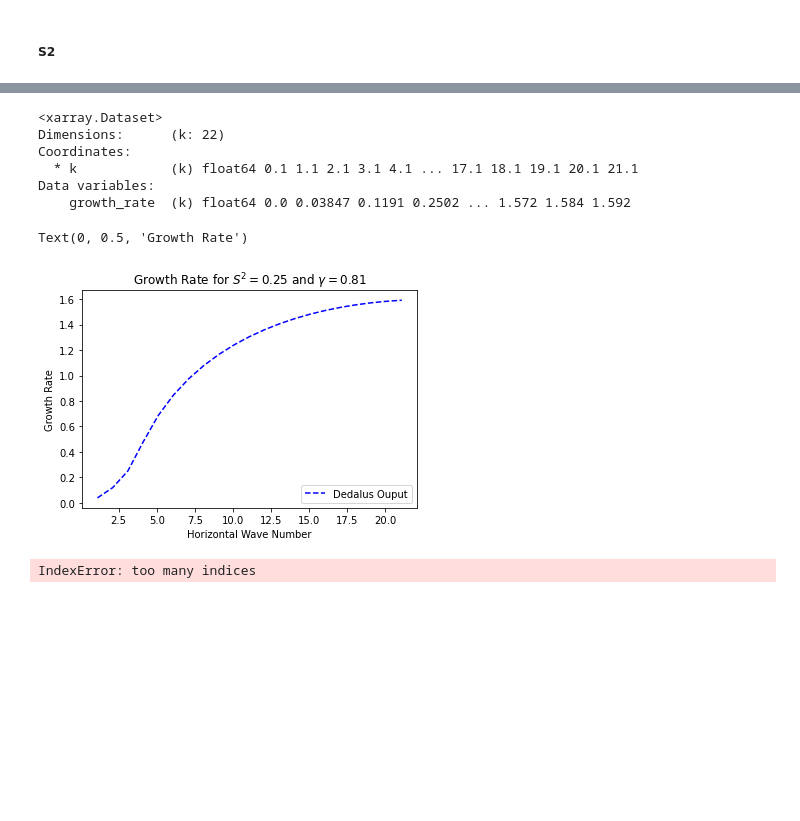
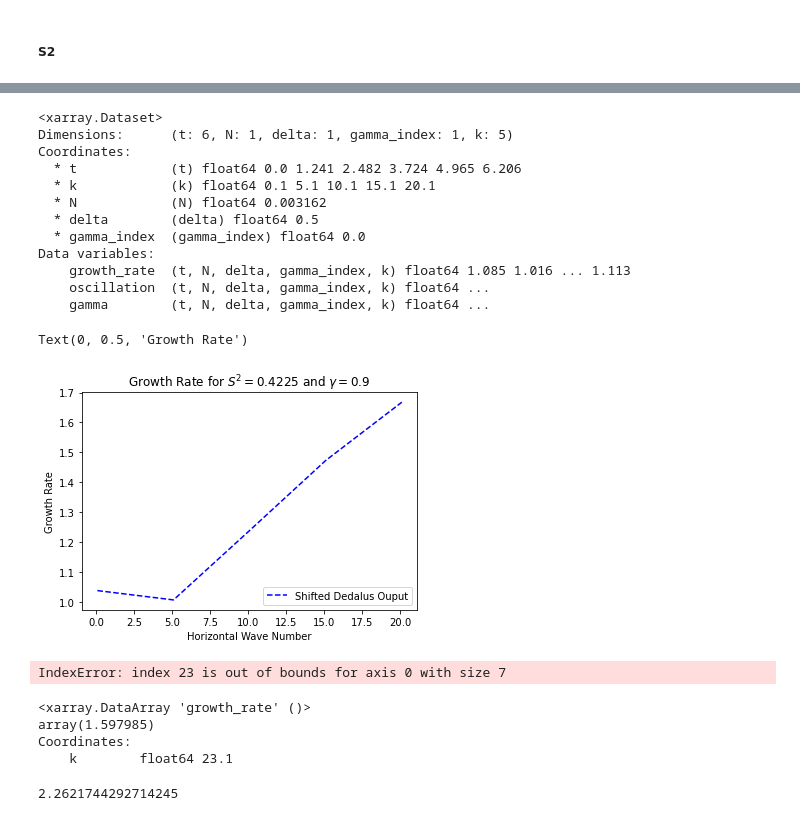
Before and after one commit to loganpknudsen/BottomBoundaryLayer, a Jupyter notebook: SI_growth_rate_checker.ipynb, the cells around one changed output, grey strips where cells are left out. Drawn from its saved outputs; the diff is of its cells as text; code cells hidden in the pictures; blank space fills up the shorter version.

```diff
--- a/SI_growth_rate_checker.ipynb
+++ b/SI_growth_rate_checker.ipynb
@@ -3,5 +3,5 @@ import numpy as np
 import matplotlib.pyplot as plt
 import xarray as xr
 # %%
-data3 = xr.open_dataset("SI_non_dim_visc.nc")
+data3 = xr.open_dataset("PSI_non_dim_full_form_visc_high_res.nc")
 # %%
@@ -82,31 +114,48 @@ plt.show()
 data3
 # %% [output]
 <xarray.Dataset>
-Dimensions:      (k: 22)
+Dimensions:      (t: 6, N: 1, delta: 1, gamma_index: 1, k: 5)
 Coordinates:
-  * k            (k) float64 0.1 1.1 2.1 3.1 4.1 ... 17.1 18.1 19.1 20.1 21.1
+  * t            (t) float64 0.0 1.241 2.482 3.724 4.965 6.206
+  * k            (k) float64 0.1 5.1 10.1 15.1 20.1
+  * N            (N) float64 0.003162
+  * delta        (delta) float64 0.5
+  * gamma_index  (gamma_index) float64 0.0
 Data variables:
-    growth_rate  (k) float64 0.0 0.03847 0.1191 0.2502 ... 1.572 1.584 1.592
+    growth_rate  (t, N, delta, gamma_index, k) float64 1.085 1.016 ... 1.113
+    oscillation  (t, N, delta, gamma_index, k) float64 ...
+    gamma        (t, N, delta, gamma_index, k) float64 ...
 # %%
-shft = 0 #2.45#4*np.pi/6
-k_m = data3.k[:]+k_shift(data3.growth_rate,shft)[:]
-plt.plot(data3.k[1:],data3.growth_rate.isel()[1:],color="b",linestyle="dashed",label="Dedalus Ouput")
-# plt.plot(k_list[0,:],omega1[0,:],linestyle="dashed",c="r", label="Analytic solution")
+shft = 2.26 #2.45#4*np.pi/6
+k_m = data3.k[:] #+k_shift(data3.growth_rate,shft)[:]
+plt.plot(k_m[:],data3.growth_rate.isel(N=0,gamma_index=0,delta=0).mean(["t"])[:],color="b",linestyle="dashed",label="Shifted Dedalus Ouput")
+# plt.plot(k_list[:-10],omega1[:-10],linestyle="dashed",c="r", label="Analytic solution")
 # plt.hlines(w_max(),xmin=np.min([np.array([k_list[0]]),k_m.values[0]]),xmax=np.max([np.array([k_list[-1]]),k_m.values[-1]]),linestyles="dotted",color="k",label="Upper Limit of Analytical Solution")
 plt.legend(loc="lower right")
 plt.title(f"Growth Rate for $S^2=${S2} and $\gamma=${gamma}")
 plt.xlabel("Horizontal Wave Number")
 plt.ylabel("Growth Rate")
 # %% [output]
 Text(0, 0.5, 'Growth Rate')
-[figure, old version]
+[figure, new version]
+# %%
+data3.k[23]
+# %% [output]
+IndexError: index 23 is out of bounds for axis 0 with size 7
+# %%
+data3.growth_rate[23]
+# %% [output]
+<xarray.DataArray 'growth_rate' ()>
+array(1.597985)
+Coordinates:
+    k        float64 23.1
 # %%
-diff = (k_list[0,:]-data3.k[:])
-omg = data3.growth_rate.isel(delta=0,N=0,gamma_index=0)
+diff = (k_list[:]-data3.k[:])
+omg = data3.growth_rate.isel()
 top= (1+S2+np.power(omg,2))
 bttm = S2*(-1*(1+np.power(omg,2))*(1-gamma)+gamma*S2)
 np.median(diff*(bttm)**(0.5)/top)
 # %% [output]
-IndexError: too many indices
+2.2621744292714245
 # %%
 diff*(bttm)**(0.5)/top
```
Also changed, not shown: parts of 14 cells of this notebook, 4 other files.
